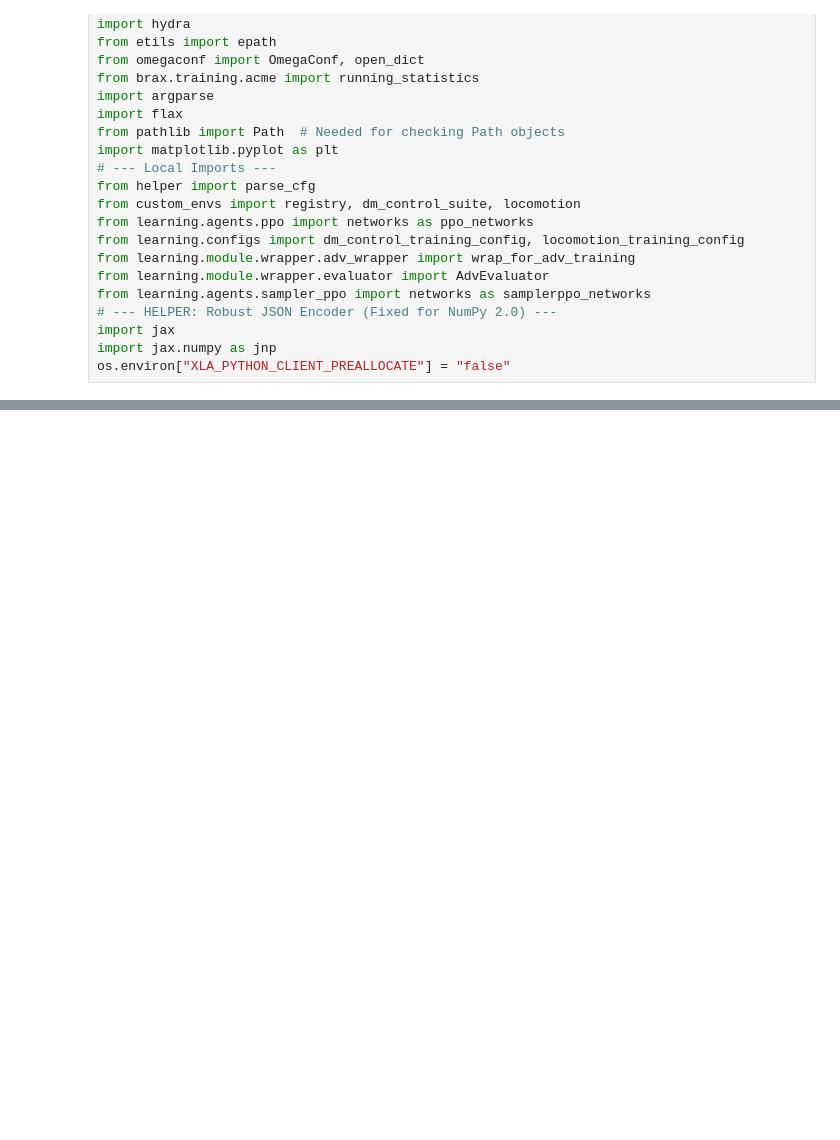
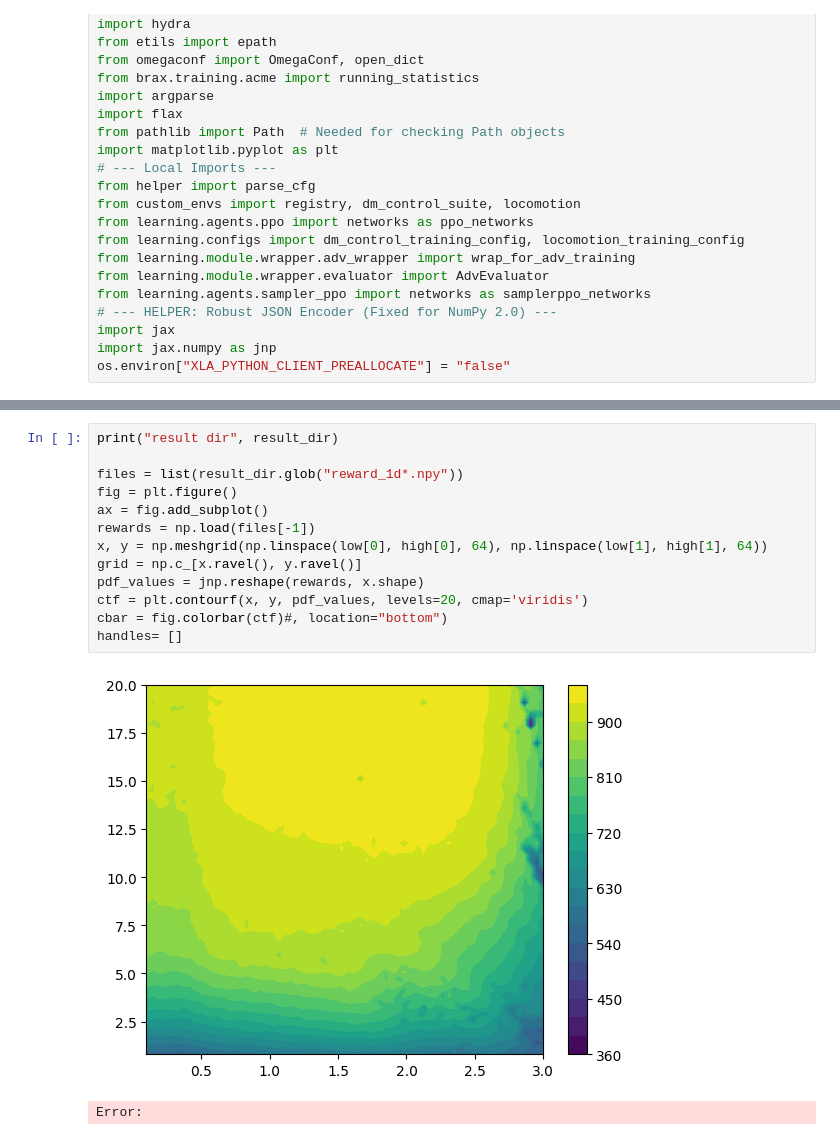
Before and after one commit to jeongsukchul/risk-sensitive-domain-randomization, a Jupyter notebook: learning/heatmap_drawing.ipynb, the cells around one changed output, grey strips where cells are left out. Saved outputs shown, nothing was run; the diff lists cells and outputs as text; blank space fills up the shorter version.

```diff
--- a/learning/heatmap_drawing.ipynb
+++ b/learning/heatmap_drawing.ipynb
@@ -88,3 +99,19 @@ low, high = env.dr_range
+# %%
+print("result dir", result_dir)
+
+files = list(result_dir.glob("reward_1d*.npy"))
+fig = plt.figure()
+ax = fig.add_subplot()
+rewards = np.load(files[-1])
+x, y = np.meshgrid(np.linspace(low[0], high[0], 64), np.linspace(low[1], high[1], 64))
+grid = np.c_[x.ravel(), y.ravel()]
+pdf_values = jnp.reshape(rewards, x.shape)
+ctf = plt.contourf(x, y, pdf_values, levels=20, cmap='viridis')
+cbar = fig.colorbar(ctf)#, location="bottom")
+handles= []
+# %% [output]
+[figure, added]
+Error:
 # %%
 from learning.eval_nonstationary import load_sampler_state
 
```
Also changed, not shown: parts of 5 cells of this notebook, 13 other files.
